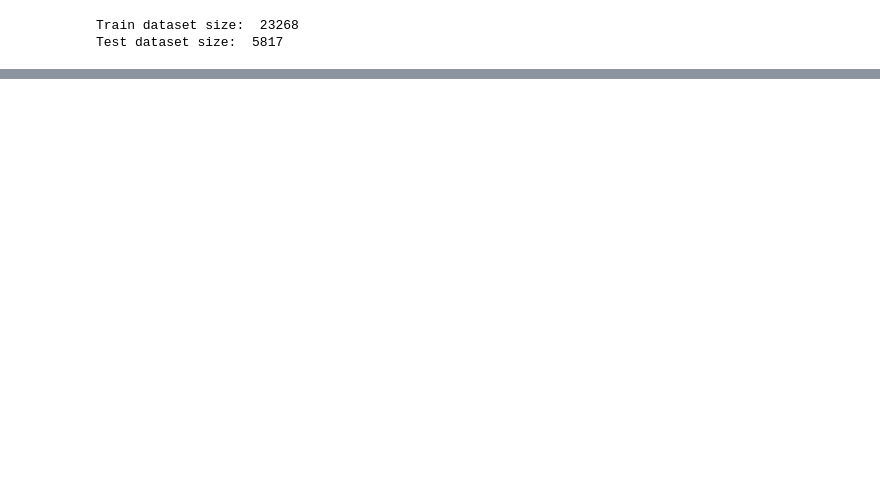
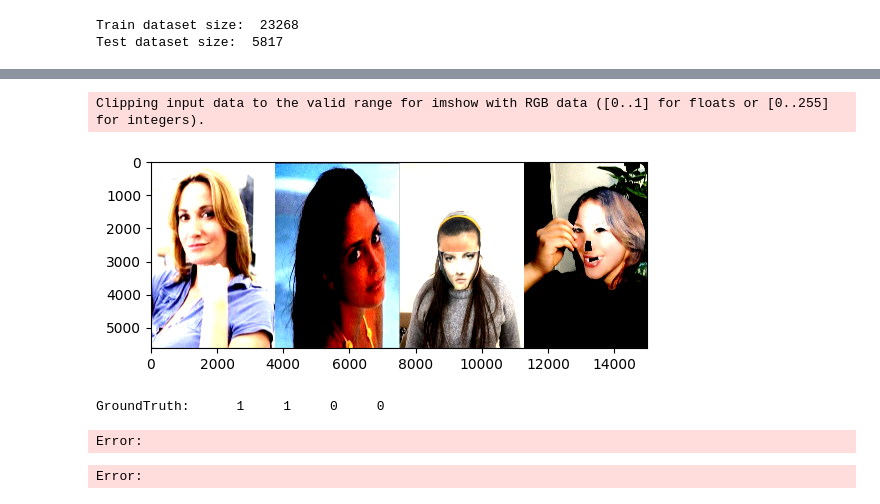
Before and after one commit to paulohdscoelho/desafios-ml, a Jupyter notebook: desafio-01/playground.ipynb, the cells around one changed output, grey strips where cells are left out. Saved outputs shown, nothing was run; the diff lists cells and outputs as text; code cells hidden in the pictures; blank space fills up the shorter version.

```diff
--- a/desafio-01/playground.ipynb
+++ b/desafio-01/playground.ipynb
@@ -204,0 +110,10 @@ torch.save(net.state_dict(), PATH)
+# %%
+#loading the model
+import pickle
+device = "cpu"
+
+model = torch.load('k_cross_ResNet.pt').to(device)
+print(model)
+
+#loading foldperf
+foldperf = pickle.load(open('foldperf.pkl', 'rb'))
@@ -204,0 +138,24 @@ torch.save(net.state_dict(), PATH)
+# %%
+images, labels = [], []
+for i in range(0,4):
+    image, label = test_loader.dataset[i]
+    images.append(image)
+    labels.append(label)
+
+#testando a rede
+
+#print images
+imshow(torchvision.utils.make_grid(images))
+print('GroundTruth: ', ' '.join('%5s' % labels[j] for j in range(4)))
+
+outputs = model(torch.stack(images))
+
+_, predicted = torch.max(outputs, 1)
+
+print('Predicted: ', ' '.join('%5s' % predicted[j].item() for j in range(4)))
+# %% [output]
+Clipping input data to the valid range for imshow with RGB data ([0..1] for floats or [0..255] for integers).
+[figure, added]
+GroundTruth:      1     1     0     0
+Error:
+Error:
```
Also changed, not shown: parts of 18 cells of this notebook, 9 other files.
